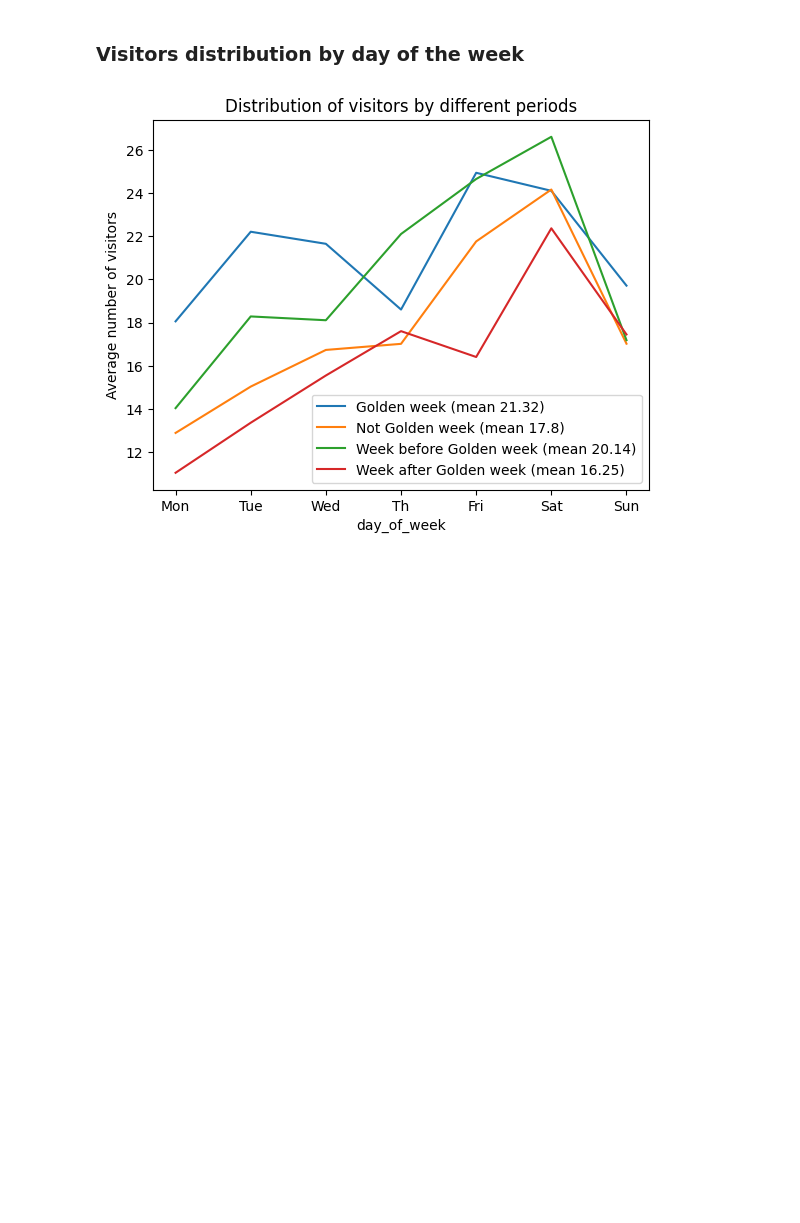
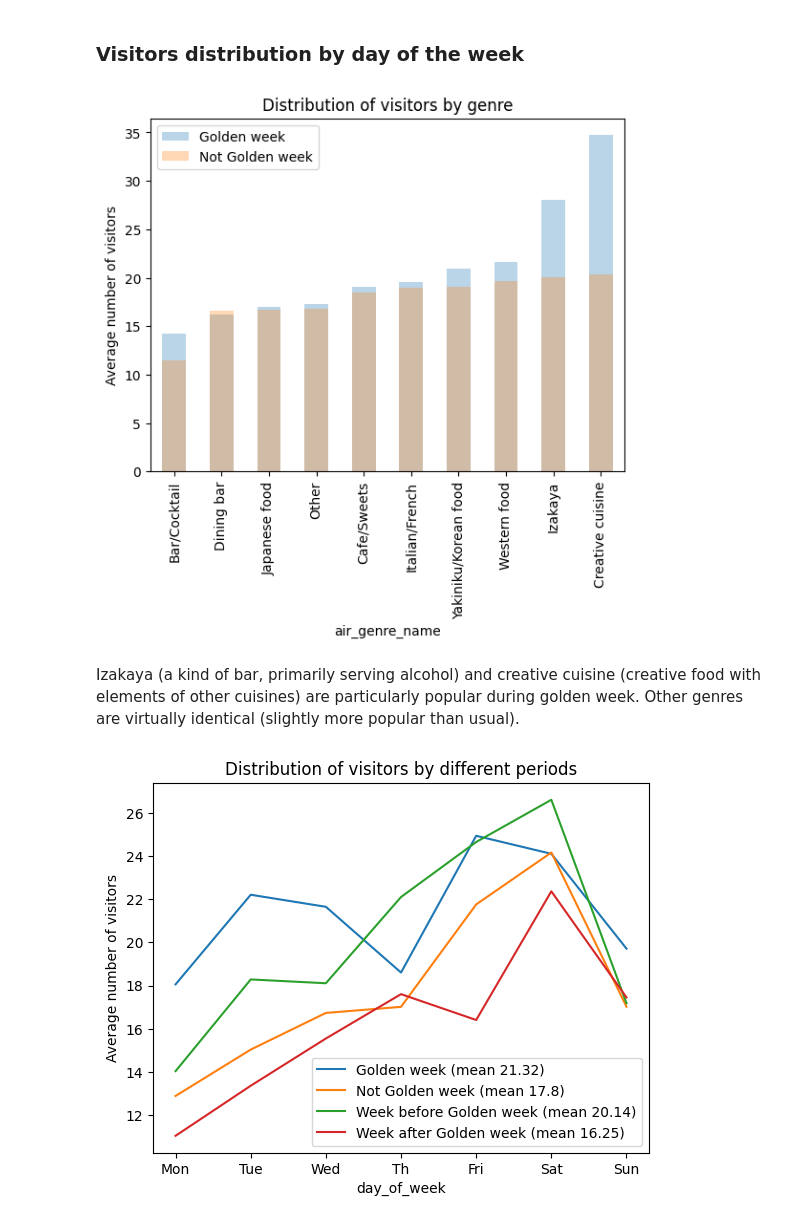
Before and after one commit to Lymuthien/mentoring_program, a Jupyter notebook: notebooks/2.1-feature-exploring.ipynb, the cells around one changed output. Saved outputs shown, nothing was run; the diff lists cells and outputs as text; code cells hidden in the pictures; blank space fills up the shorter version.

```diff
--- a/notebooks/2.1-feature-exploring.ipynb
+++ b/notebooks/2.1-feature-exploring.ipynb
@@ -305 +313,16 @@ after_gw = opened[opened[VISIT_DATE_COL].between(*after_dates)]
+# %%
+colors = plt.rcParams['axes.prop_cycle'].by_key()['color']
+
+for i, (name, df) in enumerate(date_periods.items()):
+    distr = df.groupby([AIR_GENRE_COL])[VISITORS_COL].mean().sort_values()
+    distr.plot(kind="bar", label=name, alpha=0.3, color=colors[i])
+
+plt.legend()
+plt.ylabel("Average number of visitors")
+plt.title("Distribution of visitors by genre")
+plt.show()
+# %% [output]
+[figure, added]
+# %% [markdown]
+Izakaya (a kind of bar, primarily serving alcohol) and creative cuisine (creative food with elements of other cuisines) are particularly popular during golden week. Other genres are virtually identical (slightly more popular than usual).
 # %%
```
Also changed, not shown: parts of 10 cells of this notebook.
